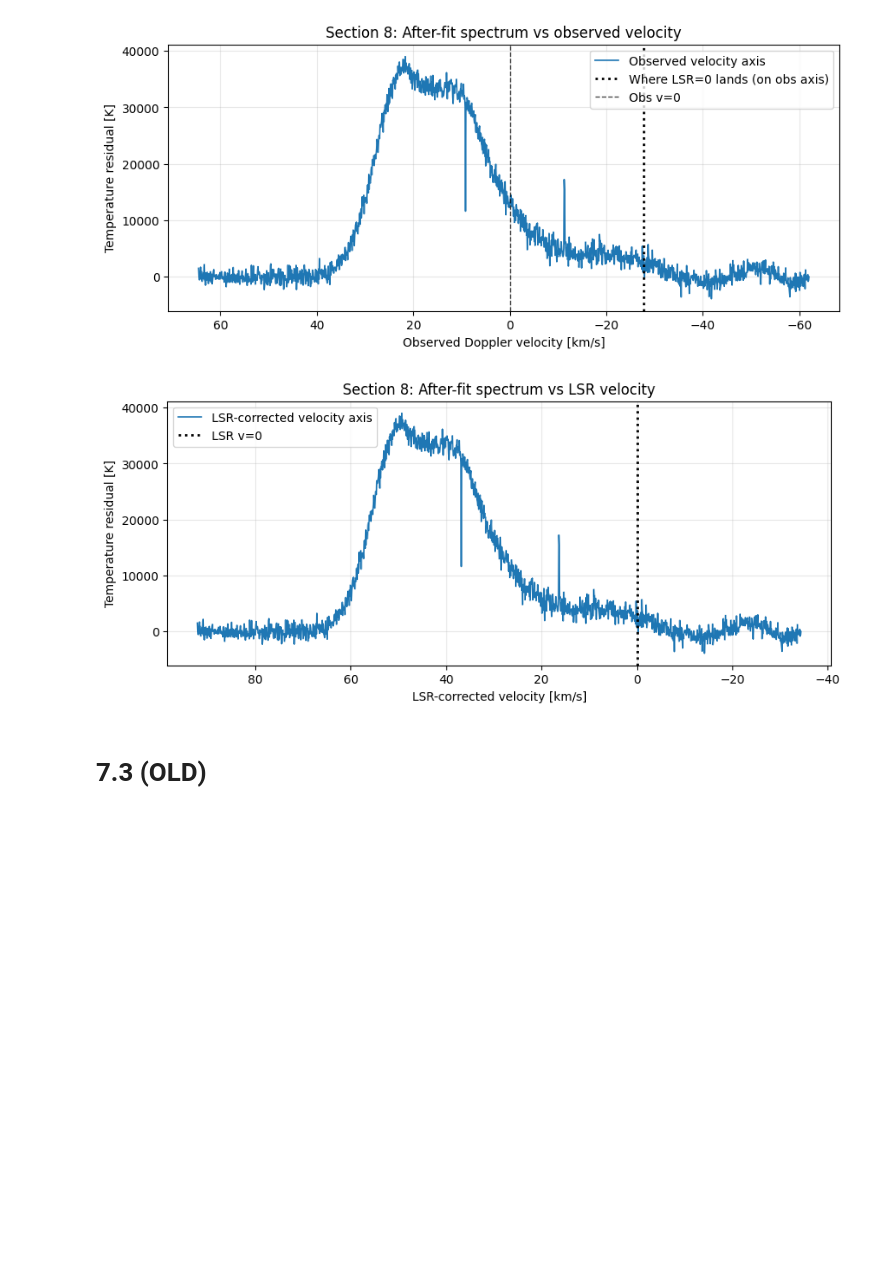
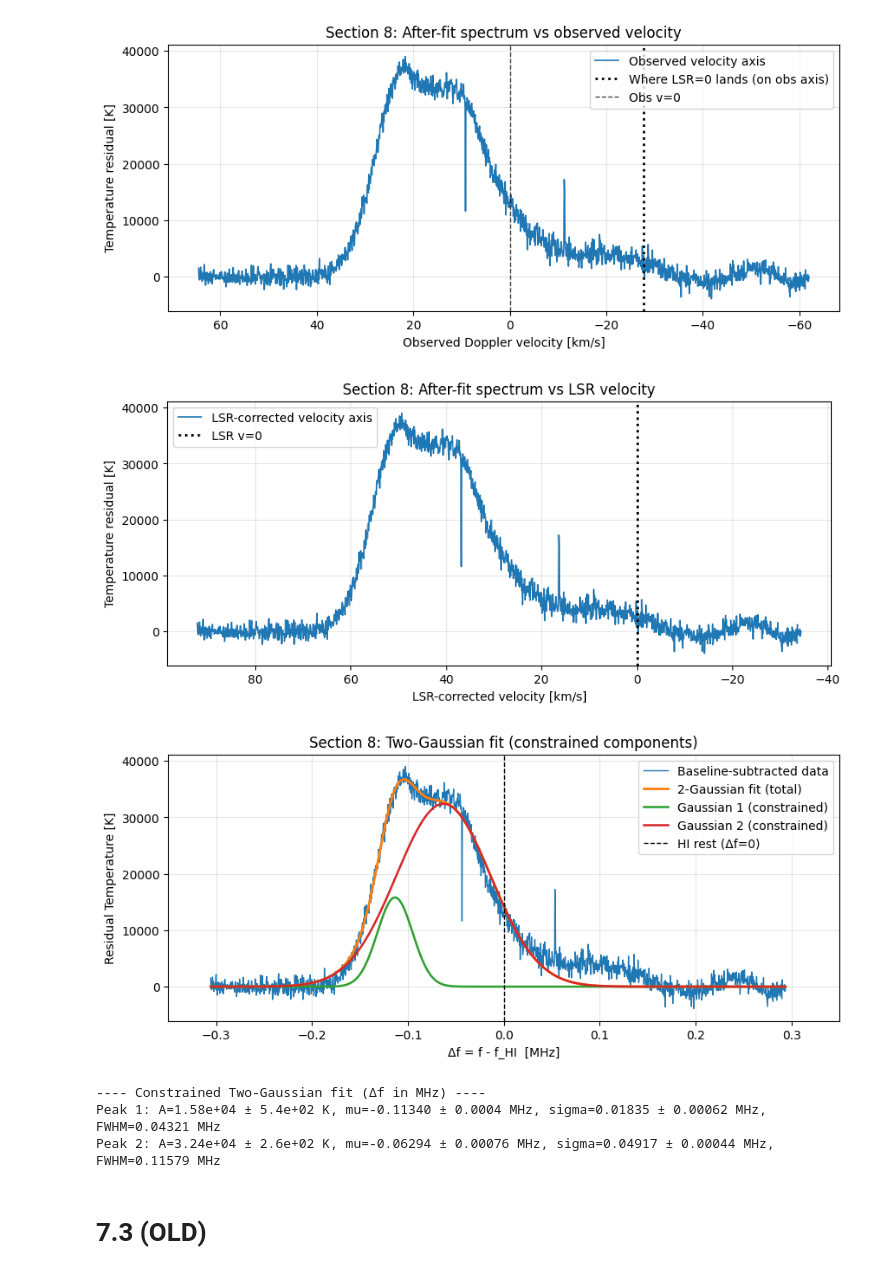
Before and after one commit to kaijaffarove/astro_lab, a Jupyter notebook: lab2.ipynb, the cells around one changed output. Saved outputs shown, nothing was run; the diff lists cells and outputs as text; code cells hidden in the pictures; blank space fills up the shorter version.

Commit message:
Section 8 Analysis Complete

```diff
--- a/lab2.ipynb
+++ b/lab2.ipynb
@@ -769,6 +769,86 @@ Julian Date (UTC):        2461093.74166667
 Projected velocity correction v_proj = -27.622 km/s
 [figure]
 [figure]
+# %%
+import numpy as np
+import matplotlib.pyplot as plt
+from scipy.optimize import curve_fit
+
+# assumes you already have from Section 8:
+# f_b (Hz), T_sub (K), f_hi (Hz)
+
+df_MHz = (f_b - f_hi) / 1e6
+y = T_sub
+
+# Fit window (same as before)
+fit_win = (df_MHz > -0.35) & (df_MHz < +0.35)
+xfit = df_MHz[fit_win]
+yfit = y[fit_win]
+
+def gauss(x, A, mu, sig):
+    return A * np.exp(-0.5*((x-mu)/sig)**2)
+
+def two_gauss(x, A1, mu1, sig1, A2, mu2, sig2):
+    return gauss(x, A1, mu1, sig1) + gauss(x, A2, mu2, sig2)
+
+# --- CONCEPTUAL peak regions (edit if needed) ---
+# left peak around ~ -0.11 MHz, right peak around ~ -0.06 MHz
+mu1_range = (-0.16, -0.085)   # peak 1 center must be here
+mu2_range = (-0.085, -0.01)   # peak 2 center must be here
+
+# Enforce both Gaussians to be "real" peaks (not tiny corrections)
+A_min = 1.5e4    # K  (raise to force taller green curve)
+sig_min = 0.010  # MHz
+sig_max = 0.090  # MHz  (prevents a crazy broad component)
+
+# Initial guesses closer to what you want
+p0 = [
+    2.5e4, -0.110, 0.030,   # A1, mu1, sig1
+    3.0e4, -0.060, 0.040    # A2, mu2, sig2
+]
+
+bounds_lo = [
+    A_min, mu1_range[0], sig_min,
+    A_min, mu2_range[0], sig_min
+]
+bounds_hi = [
+    np.inf, mu1_range[1], sig_max,
+    np.inf, mu2_range[1], sig_max
+]
+
+popt, pcov = curve_fit(two_gauss, xfit, yfit, p0=p0, bounds=(bounds_lo, bounds_hi), maxfev=50000)
+perr = np.sqrt(np.diag(pcov))
+
+A1, mu1, s1, A2, mu2, s2 = popt
+model = two_gauss(xfit, *popt)
+g1 = gauss(xfit, A1, mu1, s1)
+g2 = gauss(xfit, A2, mu2, s2)
+
+fwhm1 = 2.35482*s1
+fwhm2 = 2.35482*s2
+
+plt.figure(figsize=(10,4))
+plt.plot(df_MHz, y, lw=1.0, label="Baseline-subtracted data")
+plt.plot(xfit, model, lw=2.0, label="2-Gaussian fit (total)")
+plt.plot(xfit, g1, lw=1.8, label="Gaussian 1 (constrained)")
+plt.plot(xfit, g2, lw=1.8, label="Gaussian 2 (constrained)")
+plt.axvline(0.0, ls="--", lw=1, color="k", label="HI rest (Δf=0)")
+plt.xlim(-0.35, 0.35)
+plt.xlabel("Δf = f - f_HI  [MHz]")
+plt.ylabel("Residual Temperature [K]")
+plt.title("Section 8: Two-Gaussian fit (constrained components)")
+plt.grid(True, alpha=0.3)
+plt.legend()
+plt.show()
+
+print("---- Constrained Two-Gaussian fit (Δf in MHz) ----")
+print(f"Peak 1: A={A1:.3g} ± {perr[0]:.2g} K, mu={mu1:+.5f} ± {perr[1]:.2g} MHz, sigma={s1:.5f} ± {perr[2]:.2g} MHz, FWHM={fwhm1:.5f} MHz")
+print(f"Peak 2: A={A2:.3g} ± {perr[3]:.2g} K, mu={mu2:+.5f} ± {perr[4]:.2g} MHz, sigma={s2:.5f} ± {perr[5]:.2g} MHz, FWHM={fwhm2:.5f} MHz")
+# %% [output]
+[figure, added]
+---- Constrained Two-Gaussian fit (Δf in MHz) ----
+Peak 1: A=1.58e+04 ± 5.4e+02 K, mu=-0.11340 ± 0.0004 MHz, sigma=0.01835 ± 0.00062 MHz, FWHM=0.04321 MHz
+Peak 2: A=3.24e+04 ± 2.6e+02 K, mu=-0.06294 ± 0.00076 MHz, sigma=0.04917 ± 0.00044 MHz, FWHM=0.11579 MHz
 # %% [markdown]
 # 7.3 (OLD)
 # %%
```
